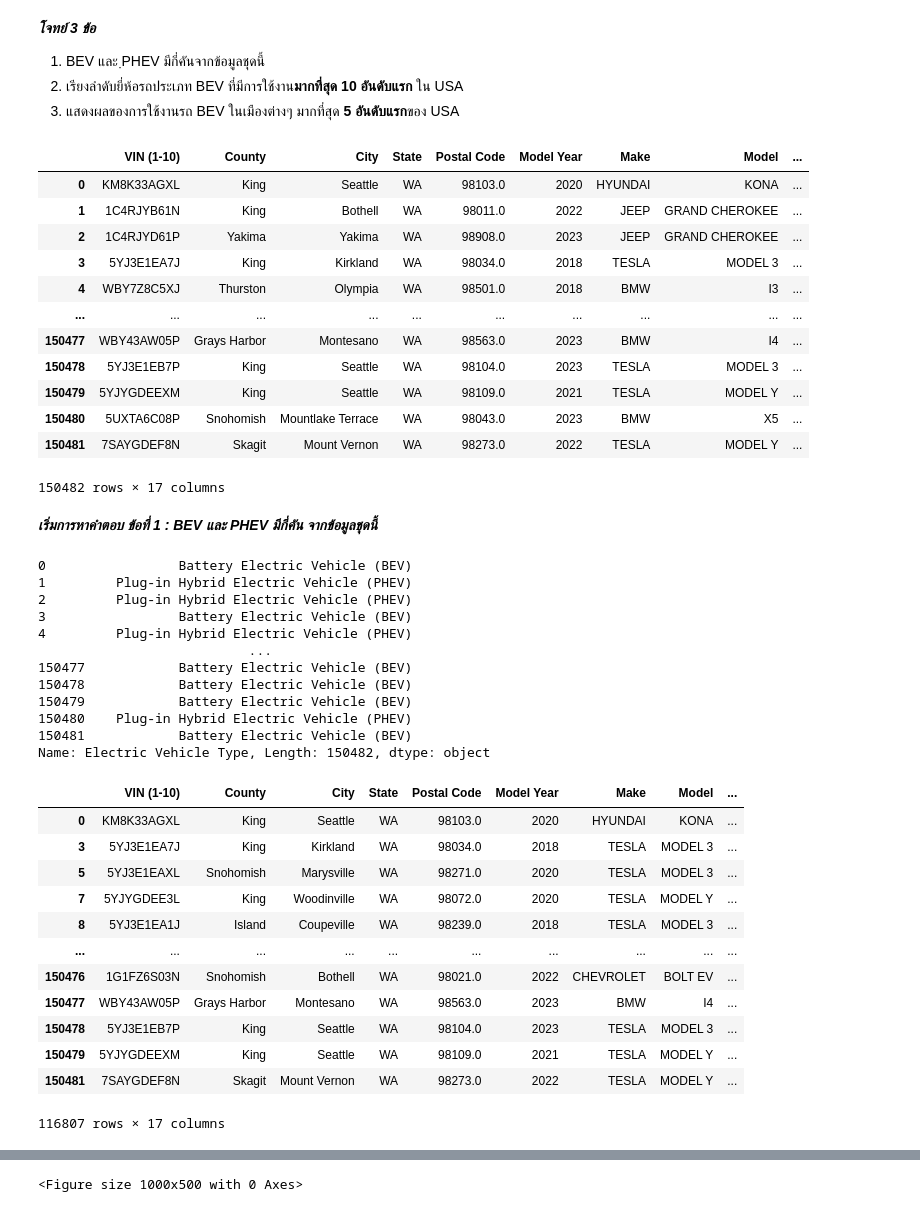
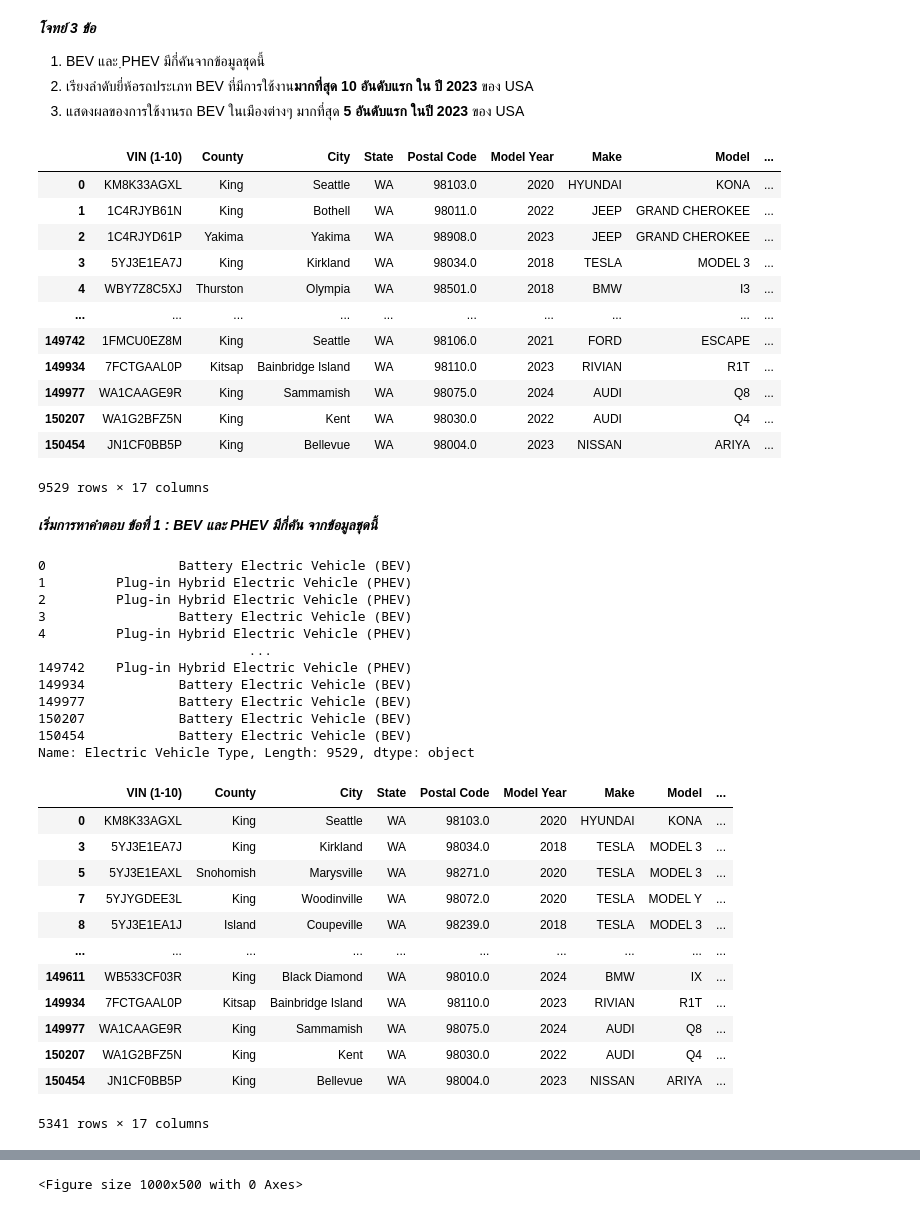
Before and after one commit to Philz7789/CP3-Padchayapong-Kardosoth, a Jupyter notebook: Vehicle_Sales_Data_Analyzation.ipynb, the cells around one changed output, grey strips where cells are left out. Saved outputs shown, nothing was run; the diff lists cells and outputs as text; code cells hidden in the pictures.

```diff
--- a/Vehicle_Sales_Data_Analyzation.ipynb
+++ b/Vehicle_Sales_Data_Analyzation.ipynb
@@ -3,26 +3,27 @@
 # %% [markdown]
 ***โจทย์ 3 ข้อ***
 1. BEV และ ฺPHEV มีกี่คันจากข้อมูลชุดนี้
-2. เรียงลำดับยี่ห้อรถประเภท BEV ที่มีการใช้งาน**มากที่สุด 10 อันดับแรก** ใน USA
-3. แสดงผลของการใช้งานรถ BEV ในเมืองต่างๆ มากที่สุด **5 อันดับแรก**ของ USA
+2. เรียงลำดับยี่ห้อรถประเภท BEV ที่มีการใช้งาน**มากที่สุด 10 อันดับแรก ใน ปี 2023** ของ USA
+3. แสดงผลของการใช้งานรถ BEV ในเมืองต่างๆ มากที่สุด **5 อันดับแรก ในปี 2023** ของ USA
 # %%
 import pandas as pd
 evp = pd.read_csv('Electric_Vehicle_Population_Data.csv')
+evp.drop_duplicates(subset='VIN (1-10)', inplace=True)
 evp
 # %% [output]
 |  | VIN (1-10) | County | City | State | Postal Code | Model Year | Make | Model | ... |
 | 0 | KM8K33AGXL | King | Seattle | WA | 98103.0 | 2020 | HYUNDAI | KONA | ... |
 | 1 | 1C4RJYB61N | King | Bothell | WA | 98011.0 | 2022 | JEEP | GRAND CHEROKEE | ... |
 | 2 | 1C4RJYD61P | Yakima | Yakima | WA | 98908.0 | 2023 | JEEP | GRAND CHEROKEE | ... |
 | 3 | 5YJ3E1EA7J | King | Kirkland | WA | 98034.0 | 2018 | TESLA | MODEL 3 | ... |
 | 4 | WBY7Z8C5XJ | Thurston | Olympia | WA | 98501.0 | 2018 | BMW | I3 | ... |
 | ... | ... | ... | ... | ... | ... | ... | ... | ... | ... |
-| 150477 | WBY43AW05P | Grays Harbor | Montesano | WA | 98563.0 | 2023 | BMW | I4 | ... |
-| 150478 | 5YJ3E1EB7P | King | Seattle | WA | 98104.0 | 2023 | TESLA | MODEL 3 | ... |
-| 150479 | 5YJYGDEEXM | King | Seattle | WA | 98109.0 | 2021 | TESLA | MODEL Y | ... |
-| 150480 | 5UXTA6C08P | Snohomish | Mountlake Terrace | WA | 98043.0 | 2023 | BMW | X5 | ... |
-| 150481 | 7SAYGDEF8N | Skagit | Mount Vernon | WA | 98273.0 | 2022 | TESLA | MODEL Y | ... |
+| 149742 | 1FMCU0EZ8M | King | Seattle | WA | 98106.0 | 2021 | FORD | ESCAPE | ... |
+| 149934 | 7FCTGAAL0P | Kitsap | Bainbridge Island | WA | 98110.0 | 2023 | RIVIAN | R1T | ... |
+| 149977 | WA1CAAGE9R | King | Sammamish | WA | 98075.0 | 2024 | AUDI | Q8 | ... |
+| 150207 | WA1G2BFZ5N | King | Kent | WA | 98030.0 | 2022 | AUDI | Q4 | ... |
+| 150454 | JN1CF0BB5P | King | Bellevue | WA | 98004.0 | 2023 | NISSAN | ARIYA | ... |
-150482 rows × 17 columns
+9529 rows × 17 columns
 # %% [markdown]
 ***เริ่มการหาคำตอบ ข้อที่ 1 : BEV และ PHEV มีกี่คัน จากข้อมูลชุดนี้***
 # %%
@@ -34,12 +35,12 @@ evp['Electric Vehicle Type']
 3                 Battery Electric Vehicle (BEV)
 4         Plug-in Hybrid Electric Vehicle (PHEV)
                            ...
-150477            Battery Electric Vehicle (BEV)
-150478            Battery Electric Vehicle (BEV)
-150479            Battery Electric Vehicle (BEV)
-150480    Plug-in Hybrid Electric Vehicle (PHEV)
-150481            Battery Electric Vehicle (BEV)
-Name: Electric Vehicle Type, Length: 150482, dtype: object
+149742    Plug-in Hybrid Electric Vehicle (PHEV)
+149934            Battery Electric Vehicle (BEV)
+149977            Battery Electric Vehicle (BEV)
+150207            Battery Electric Vehicle (BEV)
+150454            Battery Electric Vehicle (BEV)
+Name: Electric Vehicle Type, Length: 9529, dtype: object
 # %%
 evp[evp['Electric Vehicle Type'].apply(lambda member: 'BEV' in member)]
 # %% [output]
@@ -50,12 +51,12 @@ evp[evp['Electric Vehicle Type'].apply(lambda member: 'BEV' in member)]
 | 7 | 5YJYGDEE3L | King | Woodinville | WA | 98072.0 | 2020 | TESLA | MODEL Y | ... |
 | 8 | 5YJ3E1EA1J | Island | Coupeville | WA | 98239.0 | 2018 | TESLA | MODEL 3 | ... |
 | ... | ... | ... | ... | ... | ... | ... | ... | ... | ... |
-| 150476 | 1G1FZ6S03N | Snohomish | Bothell | WA | 98021.0 | 2022 | CHEVROLET | BOLT EV | ... |
-| 150477 | WBY43AW05P | Grays Harbor | Montesano | WA | 98563.0 | 2023 | BMW | I4 | ... |
-| 150478 | 5YJ3E1EB7P | King | Seattle | WA | 98104.0 | 2023 | TESLA | MODEL 3 | ... |
-| 150479 | 5YJYGDEEXM | King | Seattle | WA | 98109.0 | 2021 | TESLA | MODEL Y | ... |
-| 150481 | 7SAYGDEF8N | Skagit | Mount Vernon | WA | 98273.0 | 2022 | TESLA | MODEL Y | ... |
+| 149611 | WB533CF03R | King | Black Diamond | WA | 98010.0 | 2024 | BMW | IX | ... |
+| 149934 | 7FCTGAAL0P | Kitsap | Bainbridge Island | WA | 98110.0 | 2023 | RIVIAN | R1T | ... |
+| 149977 | WA1CAAGE9R | King | Sammamish | WA | 98075.0 | 2024 | AUDI | Q8 | ... |
+| 150207 | WA1G2BFZ5N | King | Kent | WA | 98030.0 | 2022 | AUDI | Q4 | ... |
+| 150454 | JN1CF0BB5P | King | Bellevue | WA | 98004.0 | 2023 | NISSAN | ARIYA | ... |
-116807 rows × 17 columns
+5341 rows × 17 columns
 # %%
 evp[evp['Electric Vehicle Type'].apply(lambda member: 'PHEV' in member)]
 # %% [output]
```
Also changed, not shown: parts of 34 cells of this notebook.
